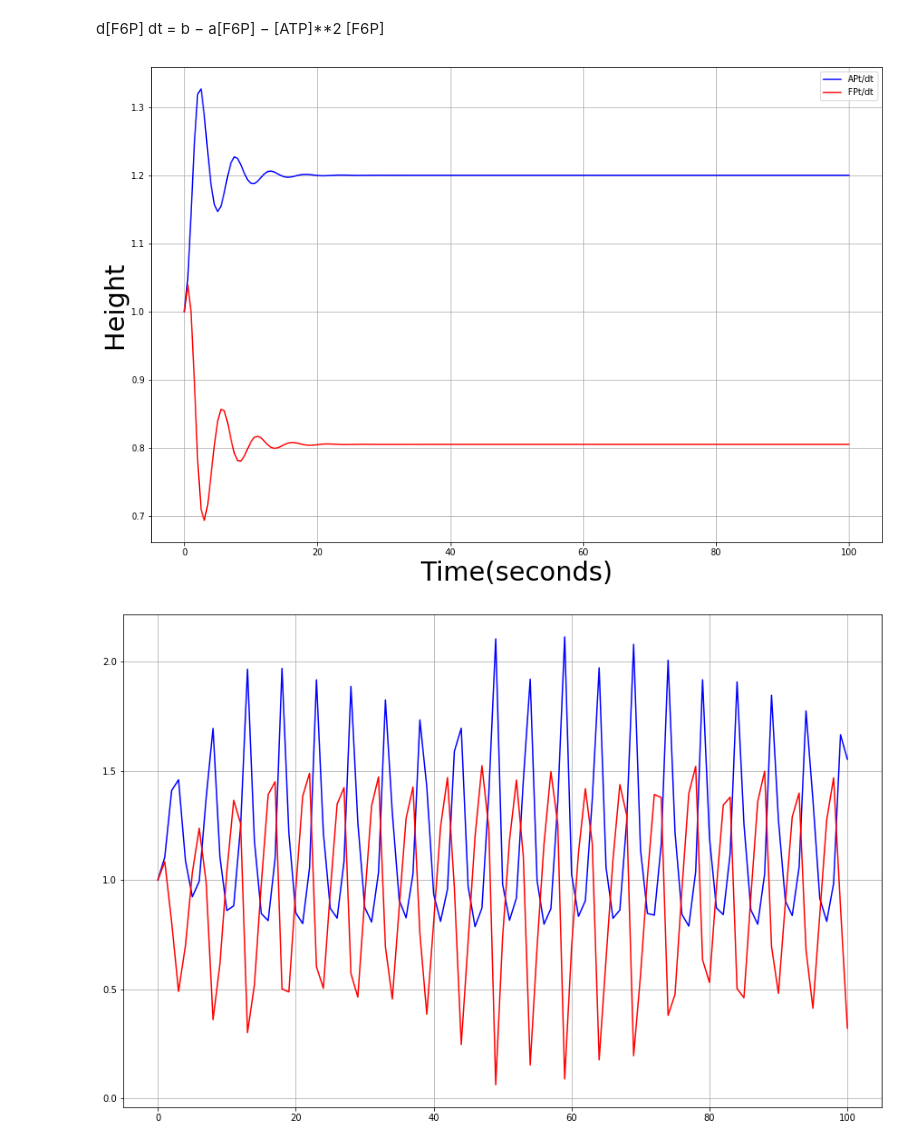
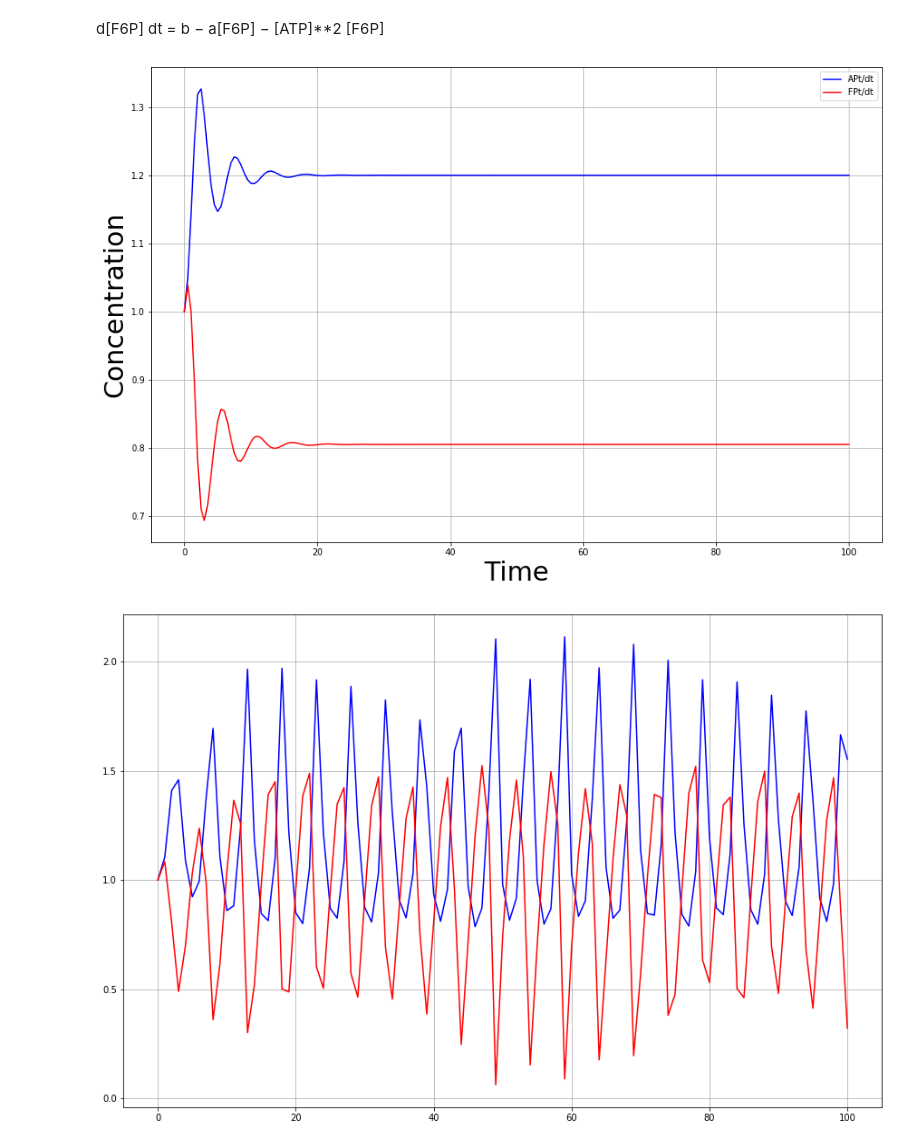
Before and after one commit to Chineme1/Project3, a Jupyter notebook: Project 3 G4.ipynb, the cells around one changed output. Saved outputs shown, nothing was run; the diff lists cells and outputs as text; code cells hidden in the pictures.

```diff
--- a/Project 3 G4.ipynb
+++ b/Project 3 G4.ipynb
@@ -37,36 +37,36 @@ y[0] = 1
 # I did and modified the code from the tutorial and got this.
 for i in range(len(t)-1):
     kx1 = APt(x[i], y[i], t[i])
     ky1 = FPt(x[i], y[i], t[i])
 
     kx2 = APt(x[i]+ h*kx1/2, y[i] + h*ky1/2,t[i]+h/2)
     ky2 = FPt(x[i]+ h*kx1/2, y[i] + h*ky1/2,t[i]+h/2)
 
     kx3 = APt(x[i]+ h*kx2/2, y[i] + h*ky2/2,t[i]+h/2)
     ky3 = FPt(x[i]+ h*kx2/2, y[i] + h*ky2/2,t[i]+h/2)
 
     kx4 = APt(x[i]+ h*kx3, y[i] + h*ky3,t[i]+h/2)
     ky4 = FPt(x[i]+ h*kx3, y[i] + h*ky3,t[i]+h/2)
 
     kx = (kx1 +2*kx2 + 2*kx3 +kx4)/6
     ky = (ky1 + 2*ky2 + 2*ky3 + ky4)/6
 
     x[i+1] = x[i] + h*kx
     y[i+1] = y[i] + h*ky
 
 plt.figure(figsize=(15,10))
 plt.plot(t,x,'b-', label='APt/dt')
 plt.plot(t,y,'r', label='FPt/dt')
-plt.xlabel('Time(seconds)',size ='30')
-plt.ylabel('Height',size ='30')
+plt.xlabel('Time',size ='30')
+plt.ylabel('Concentration',size ='30')
 plt.legend()
 plt.grid()
 plt.show()
 
 #AP=
 #FP =
 # %% [output]
-[figure, old version]
+[figure, new version]
 # %%
 import numpy as np
 import matplotlib.pyplot as plt
```
Also changed, not shown: parts of 2 cells of this notebook.
